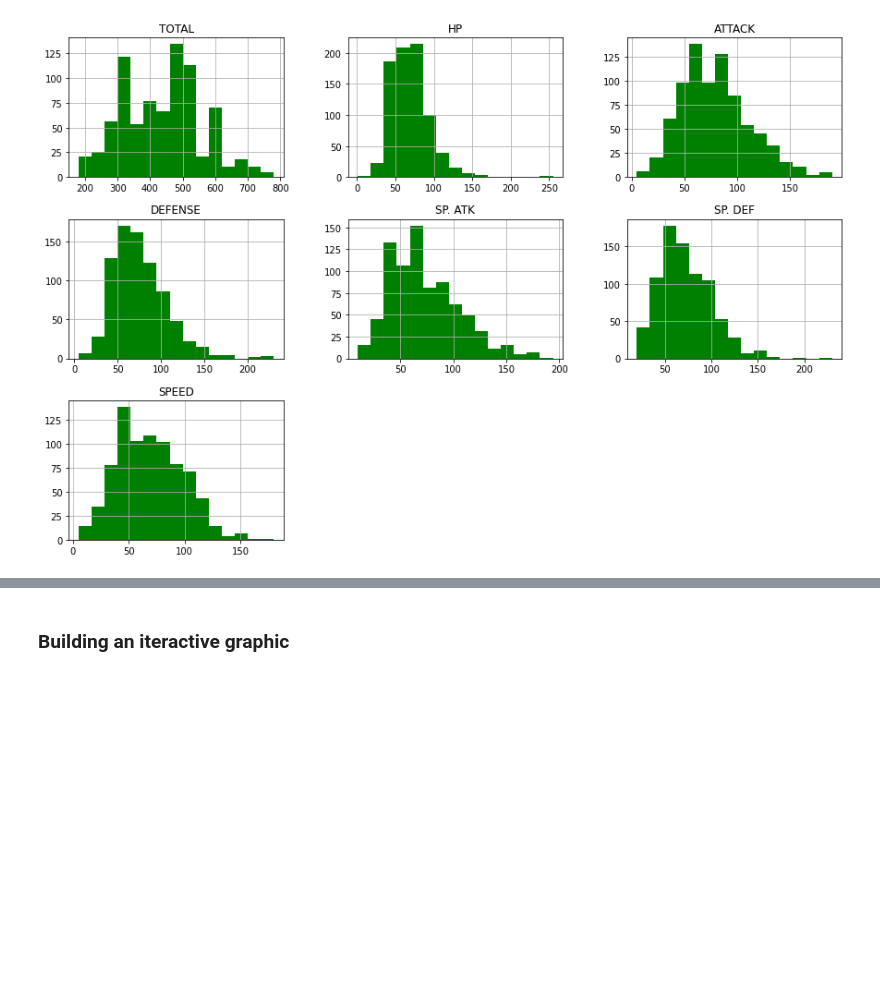
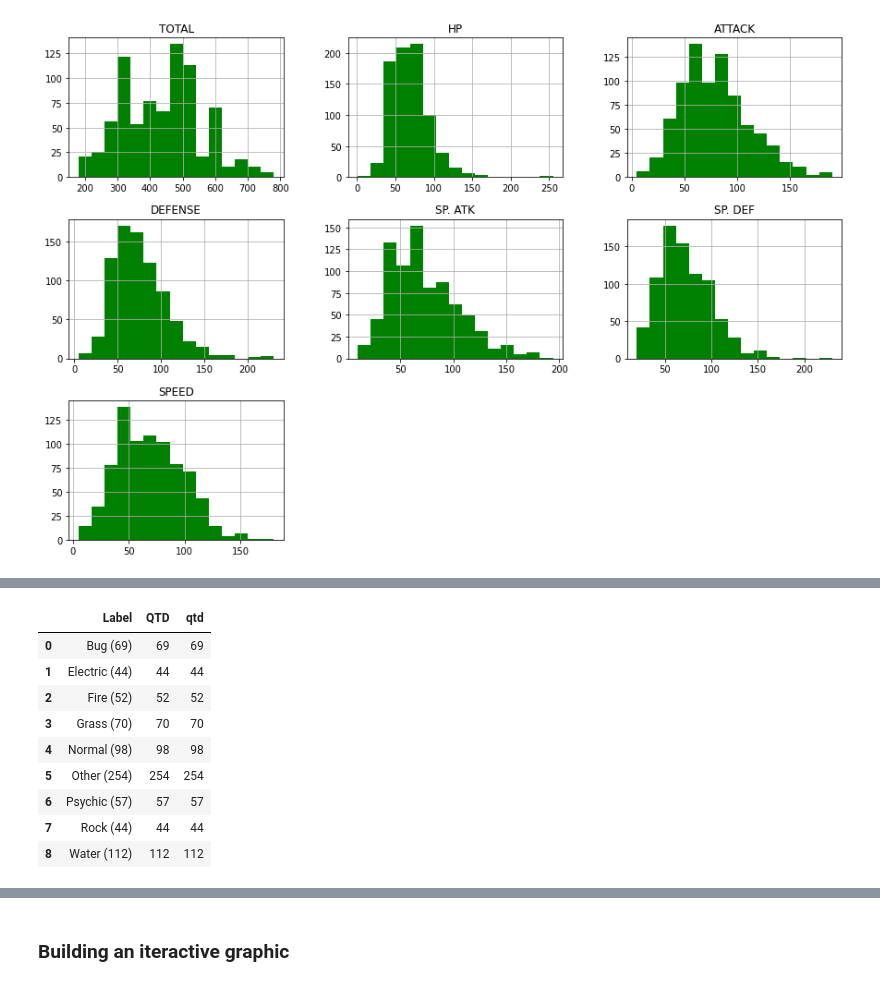
Before and after one commit to eduardoscovino/Pokemon-analysis, a Jupyter notebook: Pokemon_Analysis_With_Stats.ipynb, the cells around one changed output, grey strips where cells are left out. Cells and saved outputs as stored; diff of their text form; code cells hidden in the pictures; blank space fills up the shorter version.

```diff
--- a/Pokemon_Analysis_With_Stats.ipynb
+++ b/Pokemon_Analysis_With_Stats.ipynb
@@ -199,0 +180,24 @@ bcr.bar_chart_race(df=df_brc,
+# %%
+# grouping the pokemons by type 1
+df_intermed = pd.DataFrame(df['TYPE 1'].value_counts())
+df_intermed.reset_index(inplace=True)
+df_intermed.rename(columns={'index':'TYPE', 'TYPE 1':'QTD'}, inplace=True)
+df_intermed['Label'] = np.where(df_intermed['QTD']>40, df_intermed['TYPE'], 'Other') # less then 40 pokemons will be called 'others'
+
+# grouping by the Label: Type 1 with the addition 'Others' for less than 40 pokemons
+df_treemap = pd.DataFrame(df_intermed.groupby('Label').QTD.sum())
+df_treemap.reset_index(inplace=True)
+df_treemap['qtd'] = df_treemap['QTD'].apply(lambda x: str(x)) # qtd in string to concatenate with the name of type
+df_treemap['Label'] = df_treemap['Label'] + ' (' +  df_treemap['qtd'] + ')'
+df_treemap
+# %% [output]
+|  | Label | QTD | qtd |
+| 0 | Bug (69) | 69 | 69 |
+| 1 | Electric (44) | 44 | 44 |
+| 2 | Fire (52) | 52 | 52 |
+| 3 | Grass (70) | 70 | 70 |
+| 4 | Normal (98) | 98 | 98 |
+| 5 | Other (254) | 254 | 254 |
+| 6 | Psychic (57) | 57 | 57 |
+| 7 | Rock (44) | 44 | 44 |
+| 8 | Water (112) | 112 | 112 |
```
Also changed, not shown: parts of 9 cells of this notebook.
